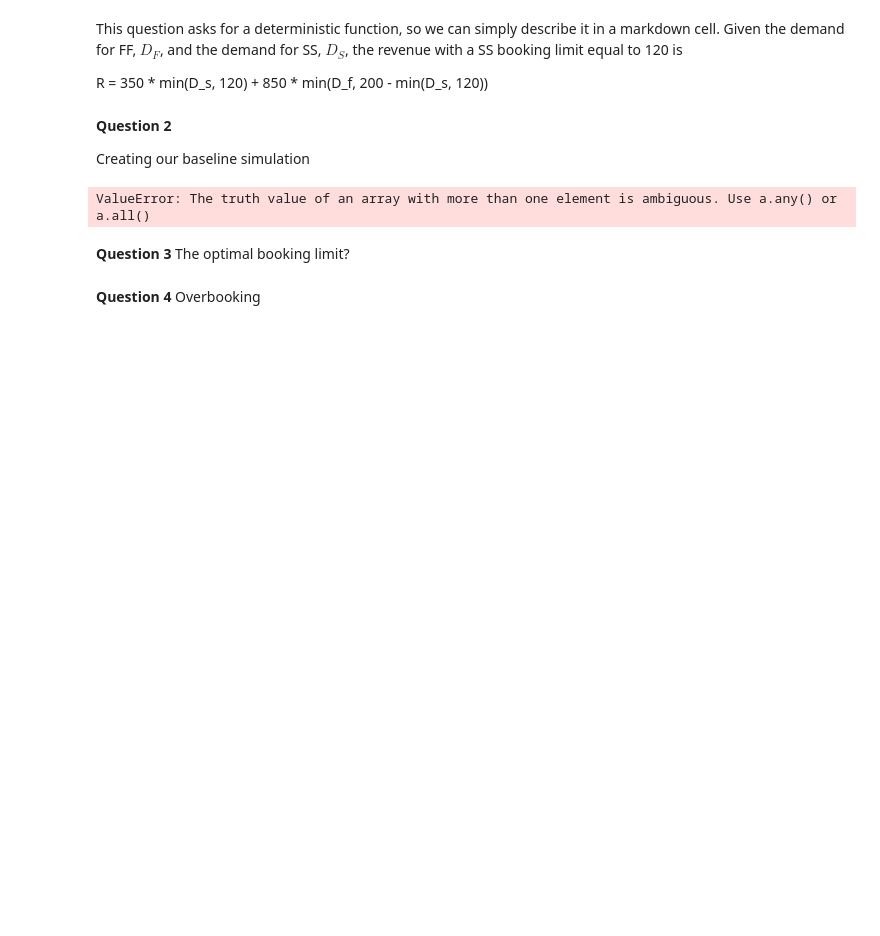
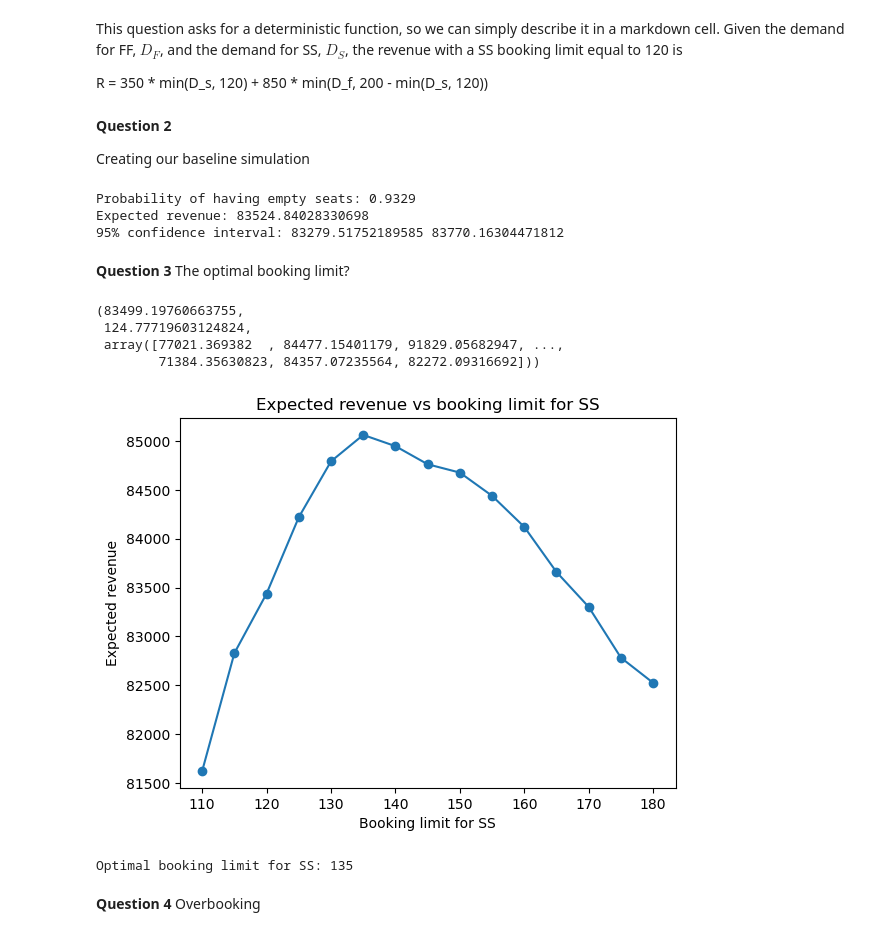
Before and after one commit to wcjou/USC-Spring-2025-, a Jupyter notebook: Spring 2025 Courses/BUAD-313/Lecture/BlueSkyPrompt.ipynb, the cells around one changed output. Cells and saved outputs as stored; diff of their text form; code cells hidden in the pictures; blank space fills up the shorter version.

```diff
--- a/Spring 2025 Courses/BUAD-313/Lecture/BlueSkyPrompt.ipynb
+++ b/Spring 2025 Courses/BUAD-313/Lecture/BlueSkyPrompt.ipynb
@@ -18,7 +18,7 @@ R = 350 * min(D_s, 120) + 850 * min(D_f, 200 - min(D_s, 120))
 Creating our baseline simulation
 # %%
 # set the number of simulations, numRep
-numRep = 5000
+numRep = 20000
 
 # define two fare types, SS and FF
 fareType = ['SS', 'FF']
@@ -35,18 +35,25 @@ bookLimitSS = 120
 
 # define the plane capacity, 200
 planeCapacity = 200
+
+# set the seed to be 7
+np.random.seed(7)
 # %%
 revenues = np.zeros(numRep)
+prob_empty = 0
 
 for rep in range(numRep):
-    D_s = np.random.normal(mean['SS'], stdev['SS'], planeCapacity)
-    D_f = np.random.normal(mean['FF'], stdev['FF'], planeCapacity)
-    rev = price['SS'] * np.minimum(bookLimitSS, D_s) + price['FF'] * np.minimum(D_f, planeCapacity - min(bookLimitSS, D_s))
+    D_s = np.random.normal(mean['SS'], stdev['SS'])
+    D_f = np.random.normal(mean['FF'], stdev['FF'])
+    rev = price['SS'] * min(D_s, bookLimitSS) + price['FF'] * min(D_f, planeCapacity - min(D_s,bookLimitSS))
     revenues[rep] = rev
+    if min(bookLimitSS, D_s) + min(D_f, planeCapacity - min(bookLimitSS, D_s)) < planeCapacity:
+        prob_empty += 1
+
+prob_empty /= numRep
-# %% [output]
-ValueError: The truth value of an array with more than one element is ambiguous. Use a.any() or a.all()
 # %%
-
+# print the probability of having empty seats
+print('Probability of having empty seats:', prob_empty)
 # print the expected revenue
 print('Expected revenue:', np.mean(revenues))
 
@@ -54,8 +61,49 @@ print('Expected revenue:', np.mean(revenues))
 conf_up = np.mean(revenues) + 1.96 * np.std(revenues) / np.sqrt(numRep)
 conf_down = np.mean(revenues) - 1.96 * np.std(revenues) / np.sqrt(numRep)
 print('95% confidence interval:', conf_down, conf_up)
+# %% [output]
+Probability of having empty seats: 0.9329
+Expected revenue: 83524.84028330698
+95% confidence interval: 83279.51752189585 83770.16304471812
 # %% [markdown]
 **Question 3**
 The optimal booking limit?
+# %%
+def run_sim(bookLimitSS):
+    revenues = np.zeros(numRep)
+
+    for rep in range(numRep):
+        D_s = np.random.normal(mean['SS'], stdev['SS'])
+        D_f = np.random.normal(mean['FF'], stdev['FF'])
+        rev = price['SS'] * min(D_s, bookLimitSS) + price['FF'] * min(D_f, planeCapacity - min(D_s, bookLimitSS))
+        revenues[rep] = rev
+    return np.mean(revenues), np.std(revenues)/np.sqrt(numRep), revenues
+
+run_sim(120)
+# %% [output]
+(83499.19760663755,
+ 124.77719603124824,
+ array([77021.369382  , 84477.15401179, 91829.05682947, ...,
+        71384.35630823, 84357.07235564, 82272.09316692]))
+# %%
+# create an array called q_grid with values from 110 to 180 in increments of 5
+q_grid = np.arange(110, 185, 5)
+avg_revenues = np.zeros(len(q_grid))
+
+for i in range(len(q_grid)):
+    avg_revenues[i] = run_sim(q_grid[i])[0]
+
+plt.plot(q_grid, avg_revenues, marker='o')
+plt.xlabel('Booking limit for SS')
+plt.ylabel('Expected revenue')
+plt.title('Expected revenue vs booking limit for SS')
+plt.show()
+# %% [output]
+[figure, added]
+# %%
+qstar = q_grid[np.argmax(avg_revenues)]
+print('Optimal booking limit for SS:', qstar)
+# %% [output]
+Optimal booking limit for SS: 135
 # %% [markdown]
 **Question 4** Overbooking
```
